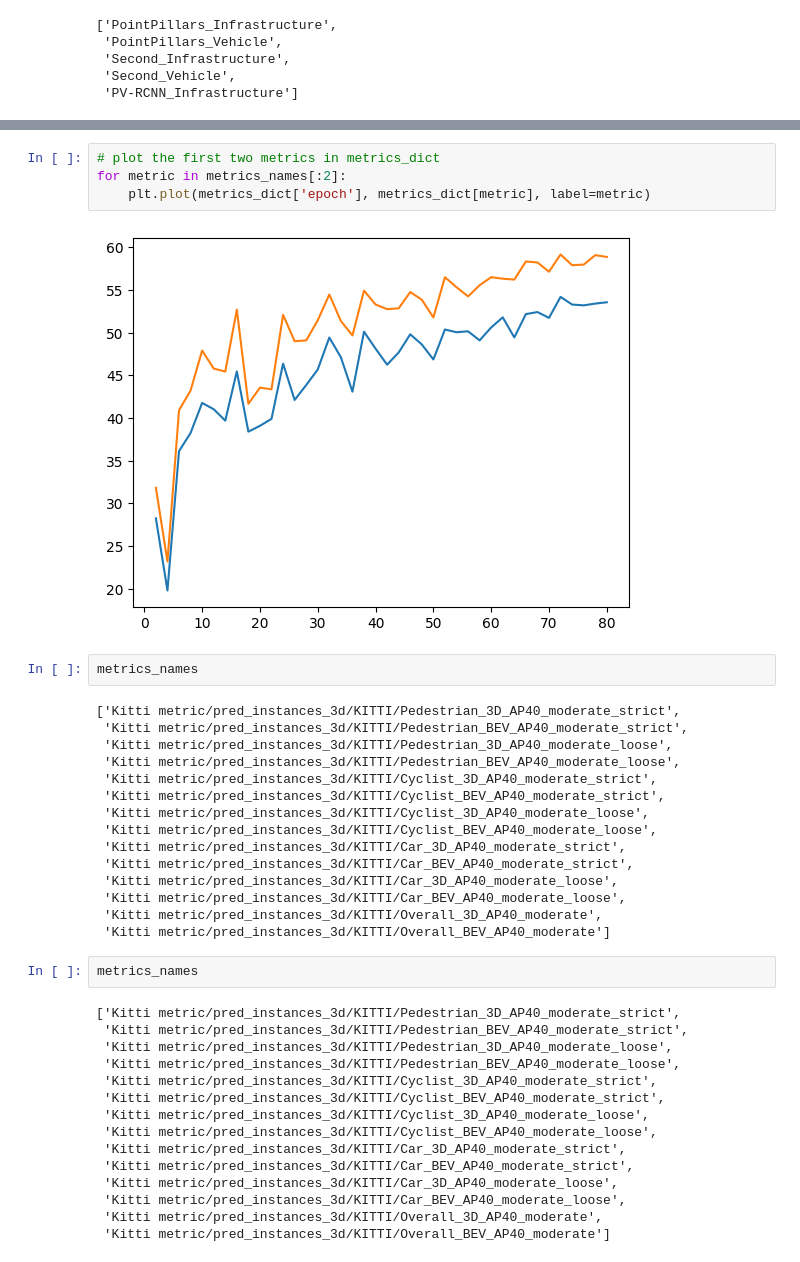
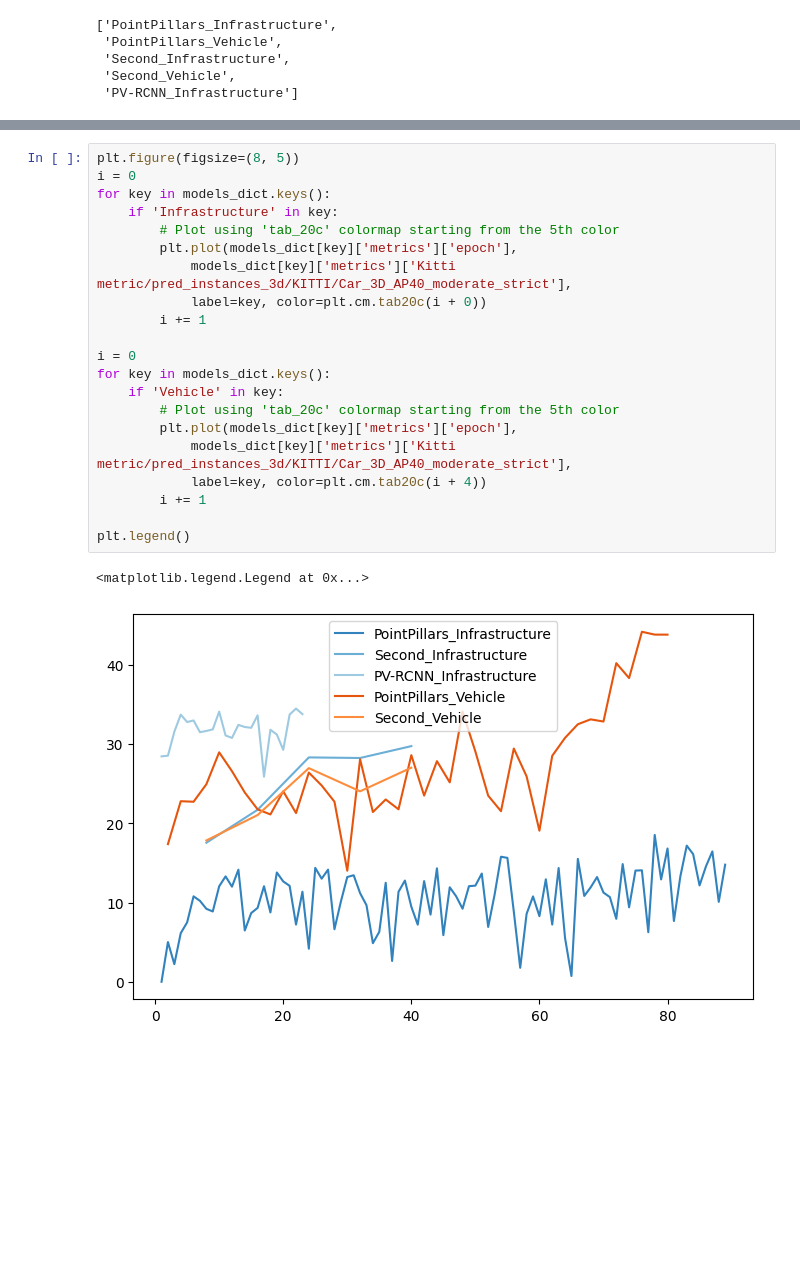
Before and after one commit to ramajoballester/sensus-loci, a Jupyter notebook: sensus/notebooks/paper_graphs.ipynb, the cells around one changed output, grey strips where cells are left out. Saved outputs shown, nothing was run; the diff lists cells and outputs as text; blank space fills up the shorter version.

```diff
--- a/sensus/notebooks/paper_graphs.ipynb
+++ b/sensus/notebooks/paper_graphs.ipynb
@@ -115,40 +117,24 @@ plt.legend()
-# %%
-# plot the first two metrics in metrics_dict
-for metric in metrics_names[:2]:
-    plt.plot(metrics_dict['epoch'], metrics_dict[metric], label=metric)
-# %% [output]
-[figure, removed]
-# %%
-metrics_names
-# %% [output]
-['Kitti metric/pred_instances_3d/KITTI/Pedestrian_3D_AP40_moderate_strict',
- 'Kitti metric/pred_instances_3d/KITTI/Pedestrian_BEV_AP40_moderate_strict',
- 'Kitti metric/pred_instances_3d/KITTI/Pedestrian_3D_AP40_moderate_loose',
- 'Kitti metric/pred_instances_3d/KITTI/Pedestrian_BEV_AP40_moderate_loose',
- 'Kitti metric/pred_instances_3d/KITTI/Cyclist_3D_AP40_moderate_strict',
- 'Kitti metric/pred_instances_3d/KITTI/Cyclist_BEV_AP40_moderate_strict',
- 'Kitti metric/pred_instances_3d/KITTI/Cyclist_3D_AP40_moderate_loose',
- 'Kitti metric/pred_instances_3d/KITTI/Cyclist_BEV_AP40_moderate_loose',
- 'Kitti metric/pred_instances_3d/KITTI/Car_3D_AP40_moderate_strict',
- 'Kitti metric/pred_instances_3d/KITTI/Car_BEV_AP40_moderate_strict',
- 'Kitti metric/pred_instances_3d/KITTI/Car_3D_AP40_moderate_loose',
- 'Kitti metric/pred_instances_3d/KITTI/Car_BEV_AP40_moderate_loose',
- 'Kitti metric/pred_instances_3d/KITTI/Overall_3D_AP40_moderate',
- 'Kitti metric/pred_instances_3d/KITTI/Overall_BEV_AP40_moderate']
-# %%
-metrics_names
-# %% [output]
-['Kitti metric/pred_instances_3d/KITTI/Pedestrian_3D_AP40_moderate_strict',
- 'Kitti metric/pred_instances_3d/KITTI/Pedestrian_BEV_AP40_moderate_strict',
- 'Kitti metric/pred_instances_3d/KITTI/Pedestrian_3D_AP40_moderate_loose',
- 'Kitti metric/pred_instances_3d/KITTI/Pedestrian_BEV_AP40_moderate_loose',
- 'Kitti metric/pred_instances_3d/KITTI/Cyclist_3D_AP40_moderate_strict',
- 'Kitti metric/pred_instances_3d/KITTI/Cyclist_BEV_AP40_moderate_strict',
- 'Kitti metric/pred_instances_3d/KITTI/Cyclist_3D_AP40_moderate_loose',
- 'Kitti metric/pred_instances_3d/KITTI/Cyclist_BEV_AP40_moderate_loose',
- 'Kitti metric/pred_instances_3d/KITTI/Car_3D_AP40_moderate_strict',
- 'Kitti metric/pred_instances_3d/KITTI/Car_BEV_AP40_moderate_strict',
- 'Kitti metric/pred_instances_3d/KITTI/Car_3D_AP40_moderate_loose',
- 'Kitti metric/pred_instances_3d/KITTI/Car_BEV_AP40_moderate_loose',
- 'Kitti metric/pred_instances_3d/KITTI/Overall_3D_AP40_moderate',
- 'Kitti metric/pred_instances_3d/KITTI/Overall_BEV_AP40_moderate']
+# %%
+plt.figure(figsize=(8, 5))
+i = 0
+for key in models_dict.keys():
+    if 'Infrastructure' in key:
+        # Plot using 'tab_20c' colormap starting from the 5th color
+        plt.plot(models_dict[key]['metrics']['epoch'],
+            models_dict[key]['metrics']['Kitti metric/pred_instances_3d/KITTI/Car_3D_AP40_moderate_strict'],
+            label=key, color=plt.cm.tab20c(i + 0))
+        i += 1
+
+i = 0
+for key in models_dict.keys():
+    if 'Vehicle' in key:
+        # Plot using 'tab_20c' colormap starting from the 5th color
+        plt.plot(models_dict[key]['metrics']['epoch'],
+            models_dict[key]['metrics']['Kitti metric/pred_instances_3d/KITTI/Car_3D_AP40_moderate_strict'],
+            label=key, color=plt.cm.tab20c(i + 4))
+        i += 1
+
+plt.legend()
+# %% [output]
+<matplotlib.legend.Legend at 0x...>
+[figure, added]
```
Also changed, not shown: parts of 8 cells of this notebook, 5 other files.
